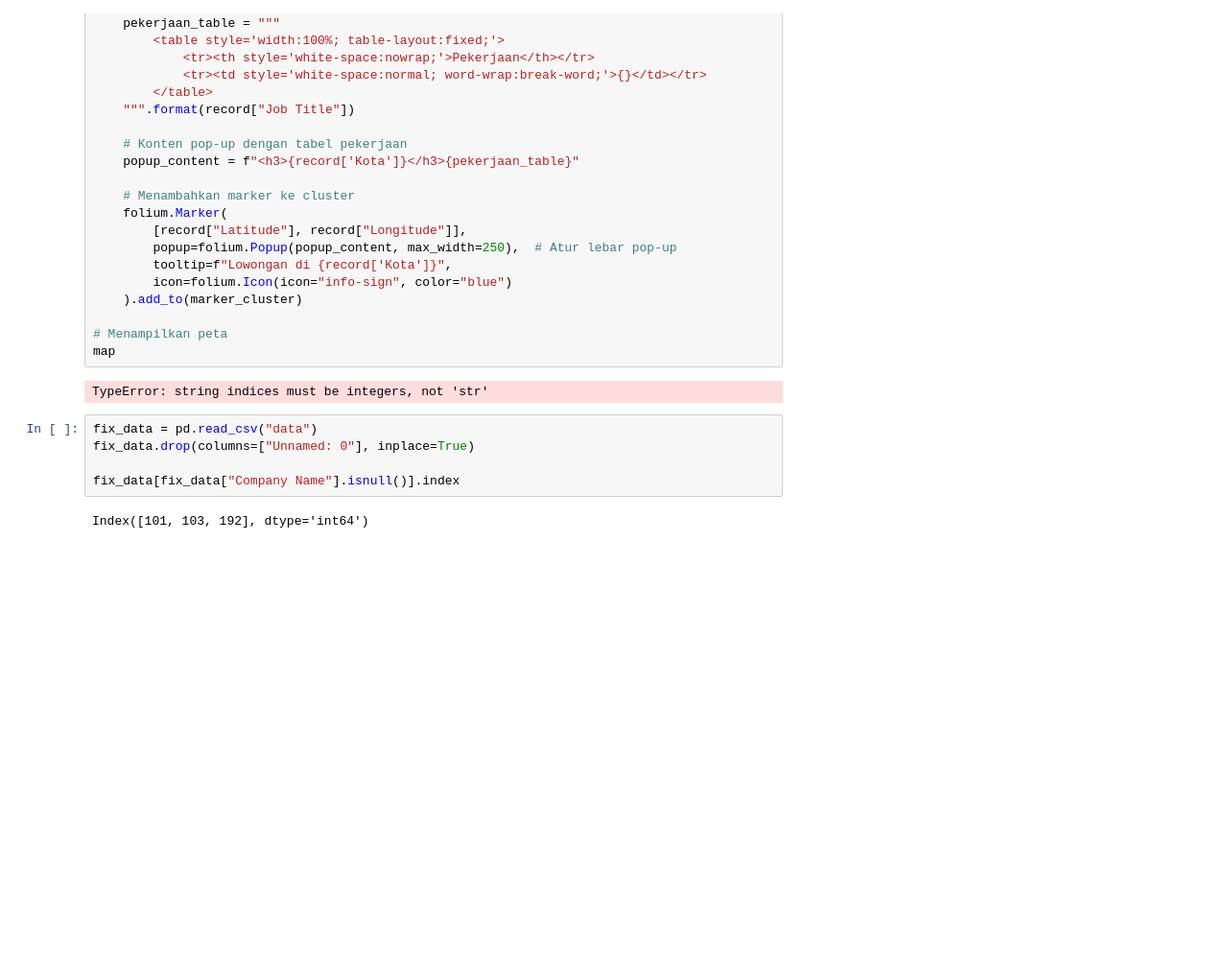
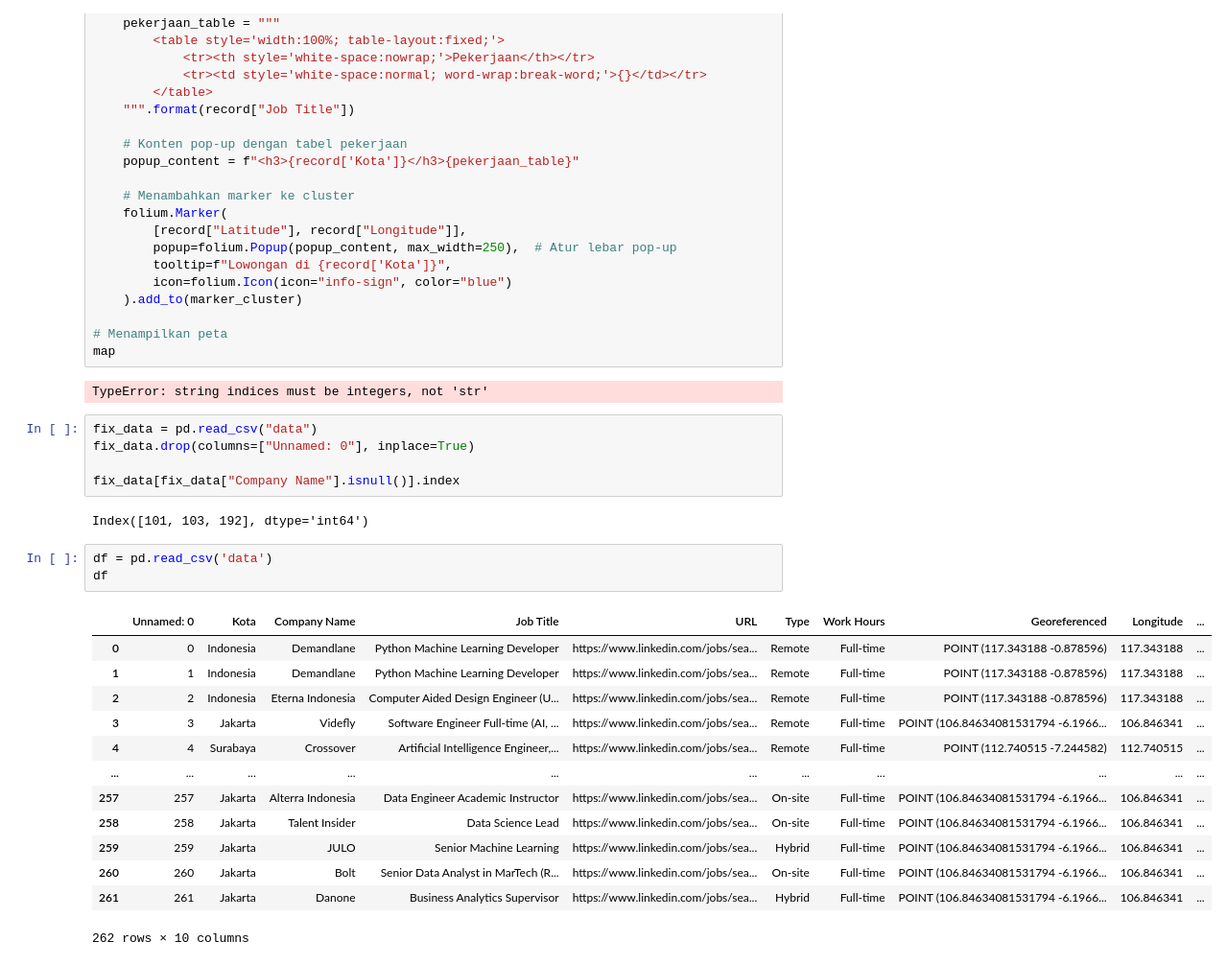
Before and after one commit to bagascahyafb/WASM, a Jupyter notebook: visualisasi.ipynb, the cells around one changed output. Shown: that part at 96% size. Cells and saved outputs as stored; diff of their text form; blank space fills up the shorter version.

```diff
--- a/visualisasi.ipynb
+++ b/visualisasi.ipynb
@@ -150,3 +150,20 @@ fix_data.drop(columns=["Unnamed: 0"], inplace=True)
 fix_data[fix_data["Company Name"].isnull()].index
 # %% [output]
 Index([101, 103, 192], dtype='int64')
+# %%
+df = pd.read_csv('data')
+df
+# %% [output]
+|  | Unnamed: 0 | Kota | Company Name | Job Title | URL | Type | Work Hours | Georeferenced | Longitude | ... |
+| 0 | 0 | Indonesia | Demandlane | Python Machine Learning Developer | https://www.linkedin.com/jobs/sea... | Remote | Full-time | POINT (117.343188 -0.878596) | 117.343188 | ... |
+| 1 | 1 | Indonesia | Demandlane | Python Machine Learning Developer | https://www.linkedin.com/jobs/sea... | Remote | Full-time | POINT (117.343188 -0.878596) | 117.343188 | ... |
+| 2 | 2 | Indonesia | Eterna Indonesia | Computer Aided Design Engineer (U... | https://www.linkedin.com/jobs/sea... | Remote | Full-time | POINT (117.343188 -0.878596) | 117.343188 | ... |
+| 3 | 3 | Jakarta | Videfly | Software Engineer Full-time (AI, ... | https://www.linkedin.com/jobs/sea... | Remote | Full-time | POINT (106.84634081531794 -6.1966... | 106.846341 | ... |
+| 4 | 4 | Surabaya | Crossover | Artificial Intelligence Engineer,... | https://www.linkedin.com/jobs/sea... | Remote | Full-time | POINT (112.740515 -7.244582) | 112.740515 | ... |
+| ... | ... | ... | ... | ... | ... | ... | ... | ... | ... | ... |
+| 257 | 257 | Jakarta | Alterra Indonesia | Data Engineer Academic Instructor | https://www.linkedin.com/jobs/sea... | On-site | Full-time | POINT (106.84634081531794 -6.1966... | 106.846341 | ... |
+| 258 | 258 | Jakarta | Talent Insider | Data Science Lead | https://www.linkedin.com/jobs/sea... | On-site | Full-time | POINT (106.84634081531794 -6.1966... | 106.846341 | ... |
+| 259 | 259 | Jakarta | JULO | Senior Machine Learning | https://www.linkedin.com/jobs/sea... | Hybrid | Full-time | POINT (106.84634081531794 -6.1966... | 106.846341 | ... |
+| 260 | 260 | Jakarta | Bolt | Senior Data Analyst in MarTech (R... | https://www.linkedin.com/jobs/sea... | On-site | Full-time | POINT (106.84634081531794 -6.1966... | 106.846341 | ... |
+| 261 | 261 | Jakarta | Danone | Business Analytics Supervisor | https://www.linkedin.com/jobs/sea... | Hybrid | Full-time | POINT (106.84634081531794 -6.1966... | 106.846341 | ... |
+262 rows × 10 columns
```
Also changed, not shown: parts of 6 cells of this notebook, 2 other files.
